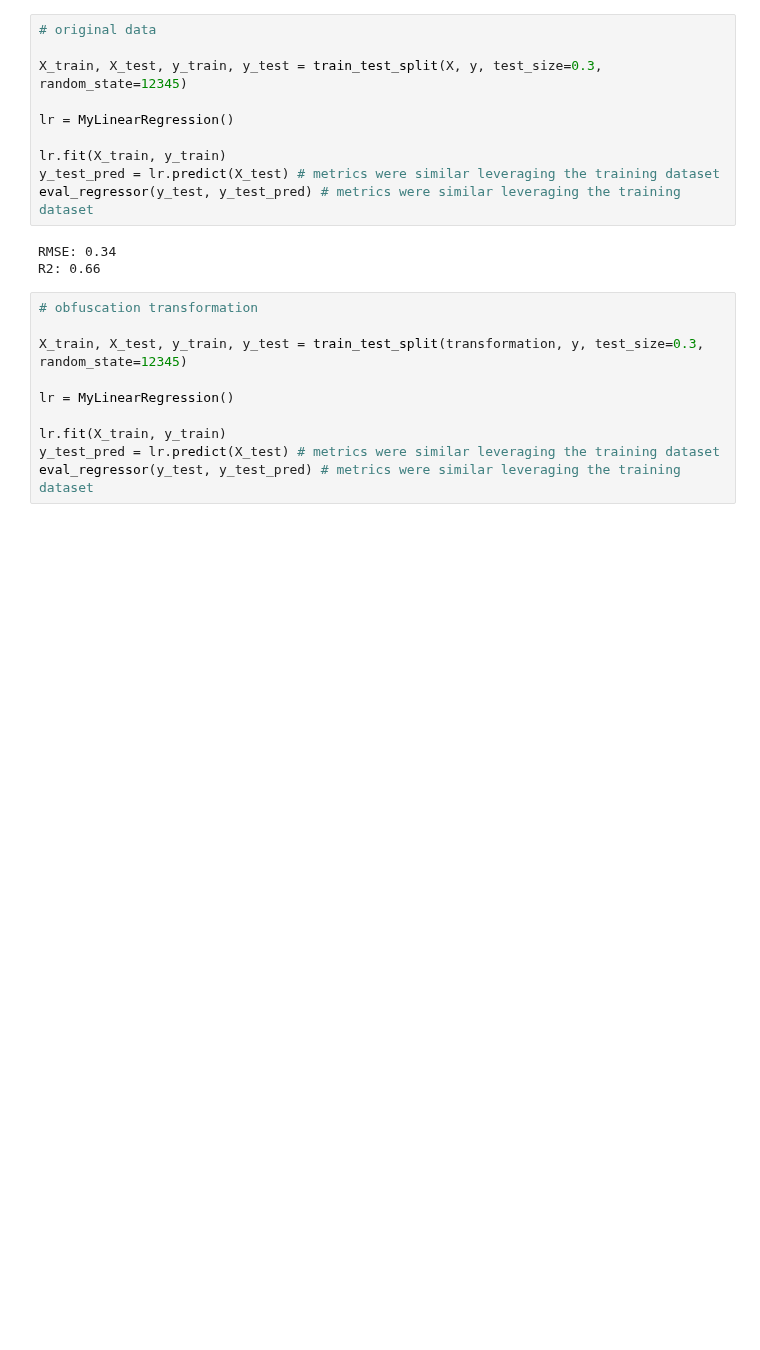
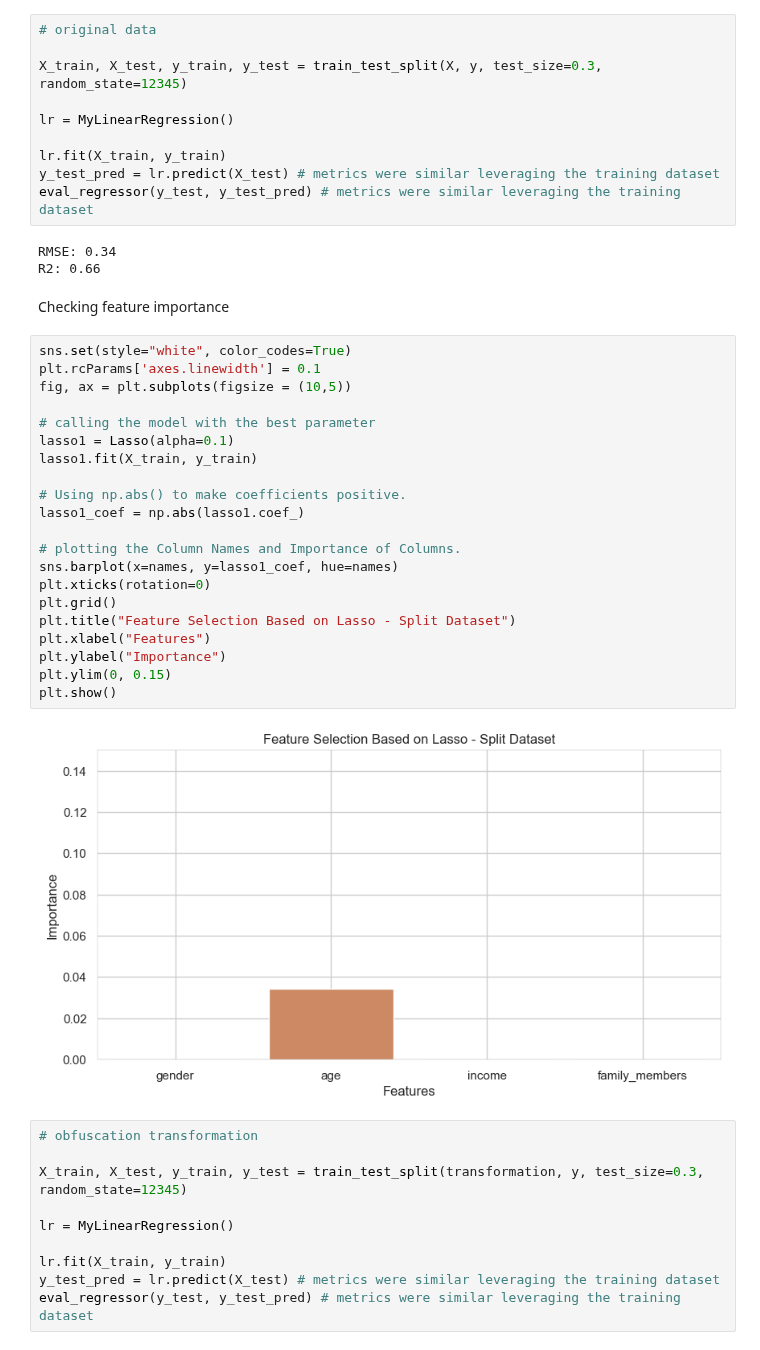
Before and after one commit to mattamx/Projects, a Jupyter notebook: TripleTen Projects/Sprint 11 - Linear Algebra/Linear Algebra.ipynb, the cells around one changed output. Cells and saved outputs as stored; diff of their text form; blank space fills up the shorter version.

```diff
--- a/TripleTen Projects/Sprint 11 - Linear Algebra/Linear Algebra.ipynb
+++ b/TripleTen Projects/Sprint 11 - Linear Algebra/Linear Algebra.ipynb
@@ -945,6 +978,31 @@ eval_regressor(y_test, y_test_pred) # metrics were similar leveraging the traini
 # %% [output]
 RMSE: 0.34
 R2: 0.66
+# %% [markdown]
+Checking feature importance
+# %%
+sns.set(style="white", color_codes=True)
+plt.rcParams['axes.linewidth'] = 0.1
+fig, ax = plt.subplots(figsize = (10,5))
+
+# calling the model with the best parameter
+lasso1 = Lasso(alpha=0.1)
+lasso1.fit(X_train, y_train)
+
+# Using np.abs() to make coefficients positive.
+lasso1_coef = np.abs(lasso1.coef_)
+
+# plotting the Column Names and Importance of Columns.
+sns.barplot(x=names, y=lasso1_coef, hue=names)
+plt.xticks(rotation=0)
+plt.grid()
+plt.title("Feature Selection Based on Lasso - Split Dataset")
+plt.xlabel("Features")
+plt.ylabel("Importance")
+plt.ylim(0, 0.15)
+plt.show()
+# %% [output]
+[figure, added]
 # %%
 # obfuscation transformation
 
```
Also changed, not shown: parts of 5 cells of this notebook, 1 other file.
